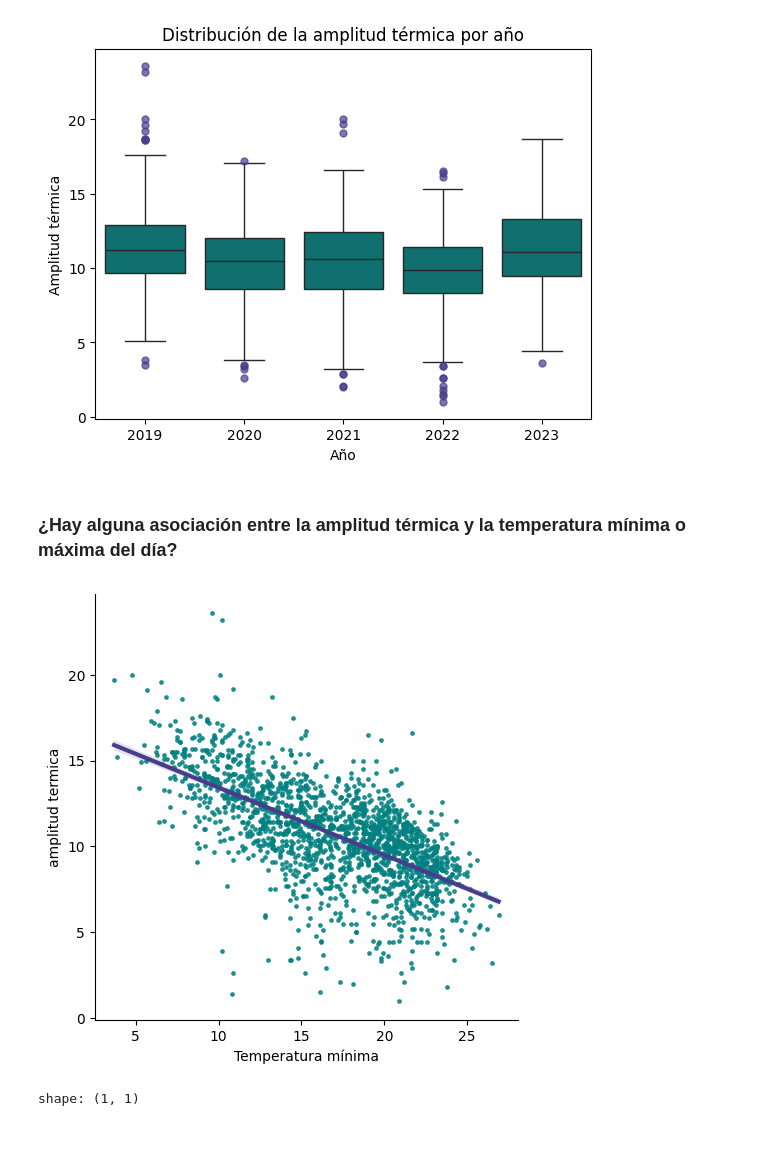
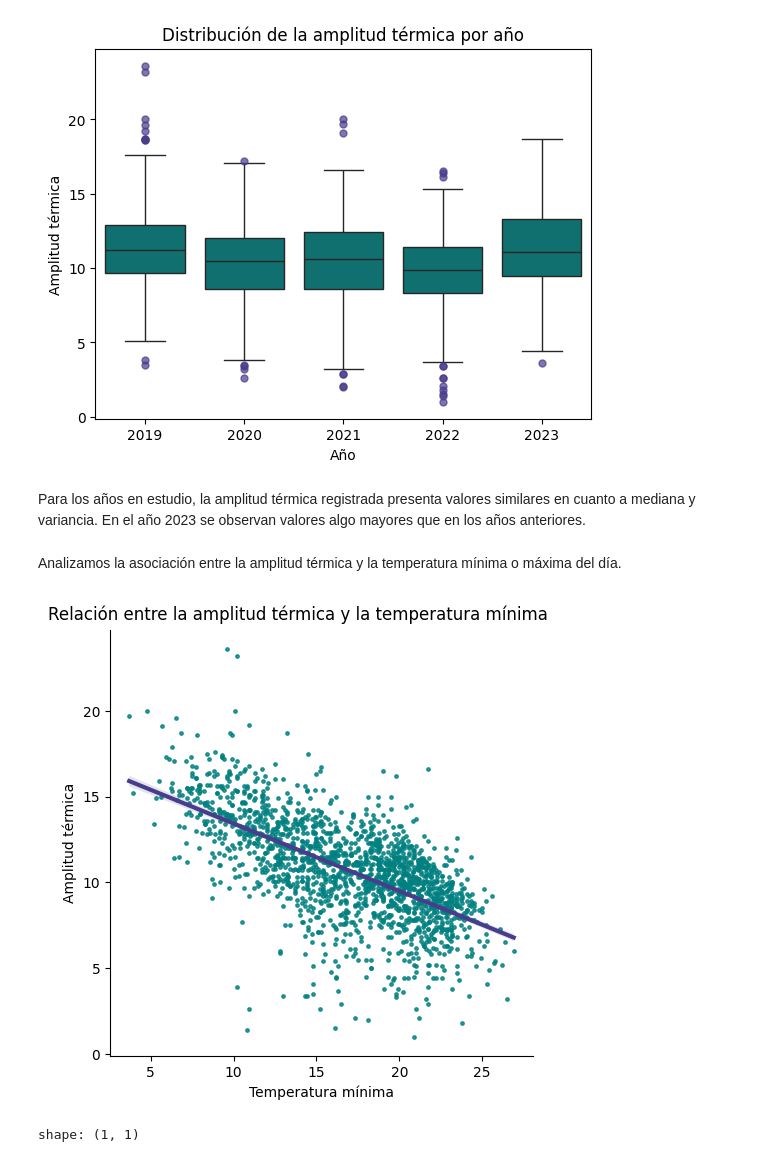
Before and after one commit to luciacordoba14/TP1-Python, a Jupyter notebook: Codigo.ipynb, the cells around one changed output. Saved outputs shown, nothing was run; the diff lists cells and outputs as text; code cells hidden in the pictures.

```diff
--- a/Codigo.ipynb
+++ b/Codigo.ipynb
@@ -310,17 +323,28 @@ g.set_ylabel("Amplitud térmica")
 g.set_title("Distribución de la amplitud térmica por año");
 # %% [output]
 [figure]
+# %% [markdown]
+Para los años en estudio, la amplitud térmica registrada presenta valores similares en cuanto a mediana y variancia. En el año 2023 se observan valores algo mayores que en los años anteriores.
 # %% [markdown]
-### ¿Hay alguna asociación entre la amplitud térmica y la temperatura mínima o máxima del día?
+Analizamos la asociación entre la amplitud térmica y la temperatura mínima o máxima del día.
 # %%
-g = sns.lmplot(data = datos, x = "t_min", y = "amplitud_termica",
-    scatter_kws={"s": 6, "color": "teal"},
-    line_kws={"color": "darkslateblue", "linewidth": 3}
+g = sns.lmplot(
+    data = datos,
+    x = "t_min",
+    y = "amplitud_termica",
+    scatter_kws = {"s": 6, "color": "teal"},
+    line_kws = {"color": "darkslateblue", "linewidth": 3}
 )
+
 g.set_xlabels("Temperatura mínima")
-g.set_ylabels("amplitud termica");
+g.set_ylabels("Amplitud térmica")
+
+g.fig.suptitle(
+    "Relación entre la amplitud térmica y la temperatura mínima",
+    y = 1.02
+);
 # %% [output]
-[figure, old version]
+[figure, new version]
 # %%
 datos.select(
     pl.corr("t_min", "amplitud_termica")
```
Also changed, not shown: parts of 52 cells of this notebook.
